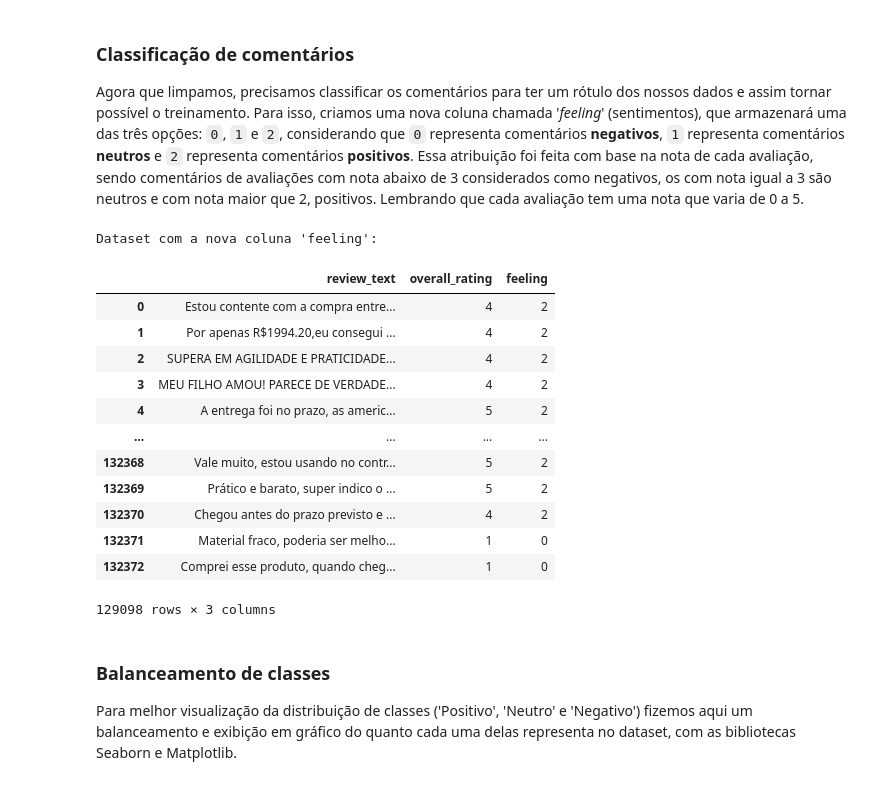
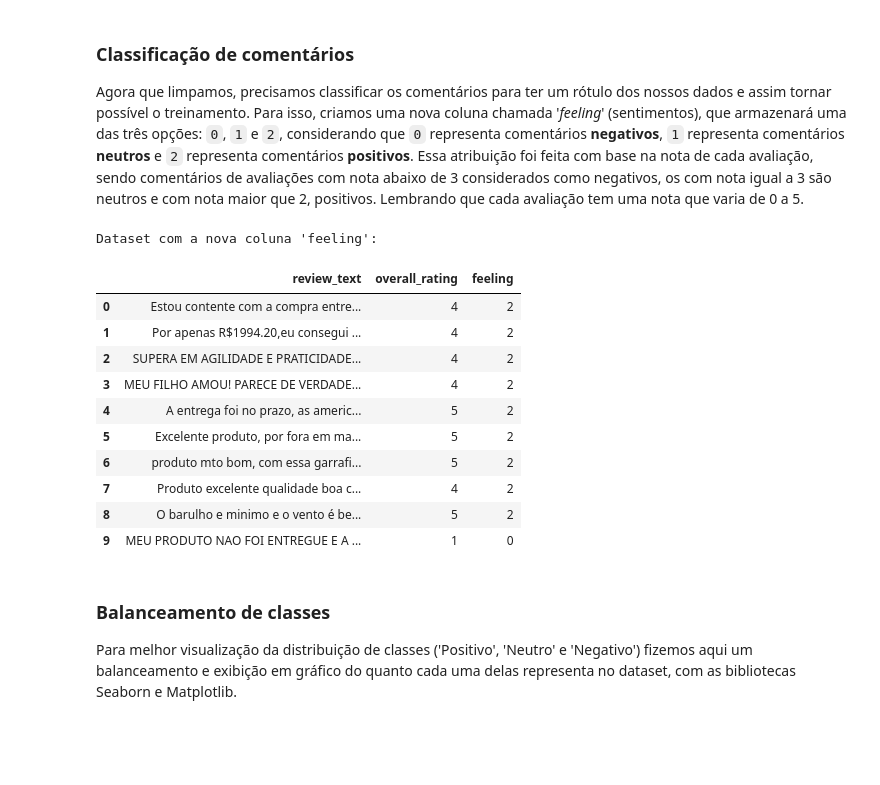
Before and after one commit to GroupHextech/api6-back, a Jupyter notebook: machineLearning/modeloXGBoost.ipynb, the cells around one changed output. Saved outputs shown, nothing was run; the diff lists cells and outputs as text; code cells hidden in the pictures; blank space fills up the shorter version.

```diff
--- a/machineLearning/modeloXGBoost.ipynb
+++ b/machineLearning/modeloXGBoost.ipynb
@@ -142,25 +142,23 @@ Essa atribuição foi feita com base na nota de cada avaliação, sendo comentá
 # %%
 # Cria uma nova coluna para classificar entre comentários positivos(2), negativos(0) ou neutros(1) com base na nota:
 dataset['feeling'] = np.where(dataset['overall_rating'] < 3, 0, np.where(dataset['overall_rating'] == 3, 1, 2))
 dataset = dataset[['review_text', 'overall_rating', 'feeling']]
 # Mostra os primeiros registros do dataset
 print("Dataset com a nova coluna 'feeling':")
-dataset
+dataset.head(10)
 # %% [output]
 Dataset com a nova coluna 'feeling':
 |  | review_text | overall_rating | feeling |
 | 0 | Estou contente com a compra entre... | 4 | 2 |
 | 1 | Por apenas R$1994.20,eu consegui ... | 4 | 2 |
 | 2 | SUPERA EM AGILIDADE E PRATICIDADE... | 4 | 2 |
 | 3 | MEU FILHO AMOU! PARECE DE VERDADE... | 4 | 2 |
 | 4 | A entrega foi no prazo, as americ... | 5 | 2 |
-| ... | ... | ... | ... |
-| 132368 | Vale muito, estou usando no contr... | 5 | 2 |
-| 132369 | Prático e barato, super indico o ... | 5 | 2 |
-| 132370 | Chegou antes do prazo previsto e ... | 4 | 2 |
-| 132371 | Material fraco, poderia ser melho... | 1 | 0 |
-| 132372 | Comprei esse produto, quando cheg... | 1 | 0 |
+| 5 | Excelente produto, por fora em ma... | 5 | 2 |
+| 6 | produto mto bom, com essa garrafi... | 5 | 2 |
+| 7 | Produto excelente qualidade boa c... | 4 | 2 |
+| 8 | O barulho e minimo e o vento é be... | 5 | 2 |
+| 9 | MEU PRODUTO NAO FOI ENTREGUE E A ... | 1 | 0 |
-129098 rows × 3 columns
 # %% [markdown]
 ### Balanceamento de classes
 Para melhor visualização da distribuição de classes ('Positivo', 'Neutro' e 'Negativo') fizemos aqui um balanceamento e exibição em gráfico do quanto cada uma delas representa no dataset, com as bibliotecas Seaborn e Matplotlib.
```
Also changed, not shown: parts of 3 cells of this notebook.
